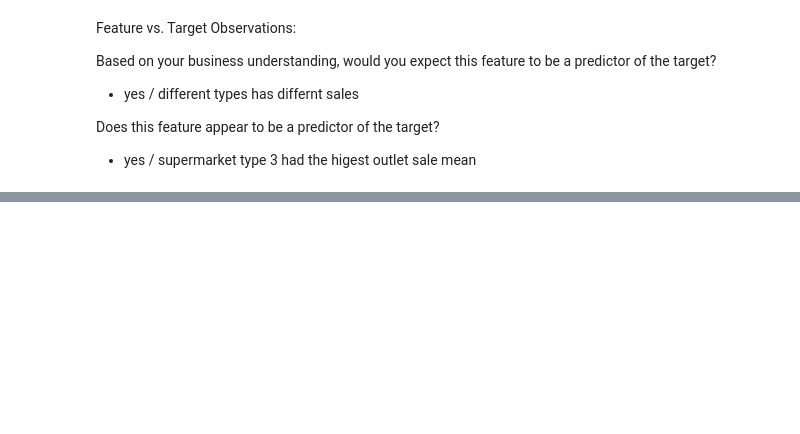
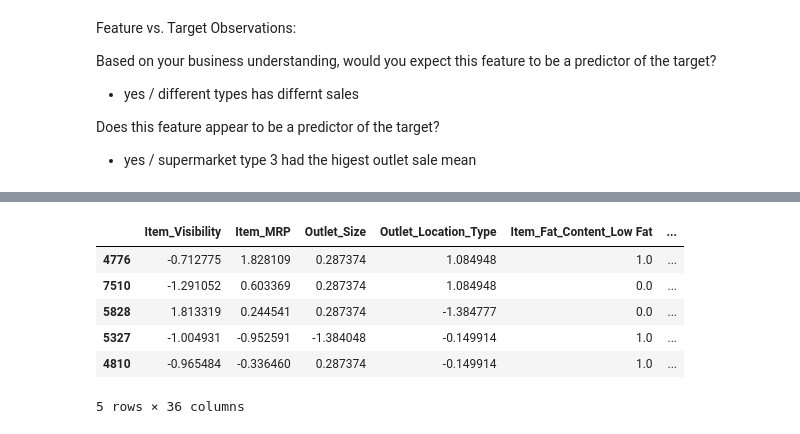
Before and after one commit to baselshunnarah/Prediction-of-Product-Sales, a Jupyter notebook: Prediction_of_Product_Sales.ipynb, the cells around one changed output, grey strips where cells are left out. Cells and saved outputs as stored; diff of their text form; code cells hidden in the pictures; blank space fills up the shorter version.

```diff
--- a/Prediction_of_Product_Sales.ipynb
+++ b/Prediction_of_Product_Sales.ipynb
@@ -1107,0 +1453,8 @@ Does this feature appear to be a predictor of the target?
+# %%
+# Prepare Categorical pipeline
+cat_cols = X_train.select_dtypes('object').drop(columns=ord_cols).columns
+
+impute_missing = SimpleImputer(strategy='constant',fill_value='MISSING')
+ohe_encoder = OneHotEncoder(sparse_output=False, handle_unknown='ignore')
+ohe_pipe = make_pipeline(impute_missing, ohe_encoder)
+ohe_pipe
@@ -1107,0 +1466,4 @@ Does this feature appear to be a predictor of the target?
+# %%
+#Create tuple
+ohe_tuple = ('categorical', ohe_pipe, cat_cols)
+ohe_tuple
@@ -1107,0 +1477,4 @@ Does this feature appear to be a predictor of the target?
+# %%
+col_transformer = ColumnTransformer([num_tuple, ord_tuple, ohe_tuple],
+                                    verbose_feature_names_out=False)
+col_transformer
@@ -1107,0 +1499,2 @@ Does this feature appear to be a predictor of the target?
+# %%
+col_transformer.fit(X_train)
@@ -1107,0 +1519,11 @@ Does this feature appear to be a predictor of the target?
+# %%
+X_train_processed = col_transformer.transform(X_train)
+X_train_processed.head()
+# %% [output]
+|  | Item_Visibility | Item_MRP | Outlet_Size | Outlet_Location_Type | Item_Fat_Content_Low Fat | ... |
+| 4776 | -0.712775 | 1.828109 | 0.287374 | 1.084948 | 1.0 | ... |
+| 7510 | -1.291052 | 0.603369 | 0.287374 | 1.084948 | 0.0 | ... |
+| 5828 | 1.813319 | 0.244541 | 0.287374 | -1.384777 | 0.0 | ... |
+| 5327 | -1.004931 | -0.952591 | -1.384048 | -0.149914 | 1.0 | ... |
+| 4810 | -0.965484 | -0.336460 | 0.287374 | -0.149914 | 1.0 | ... |
+5 rows × 36 columns
```
Also changed, not shown: parts of 46 cells of this notebook.
